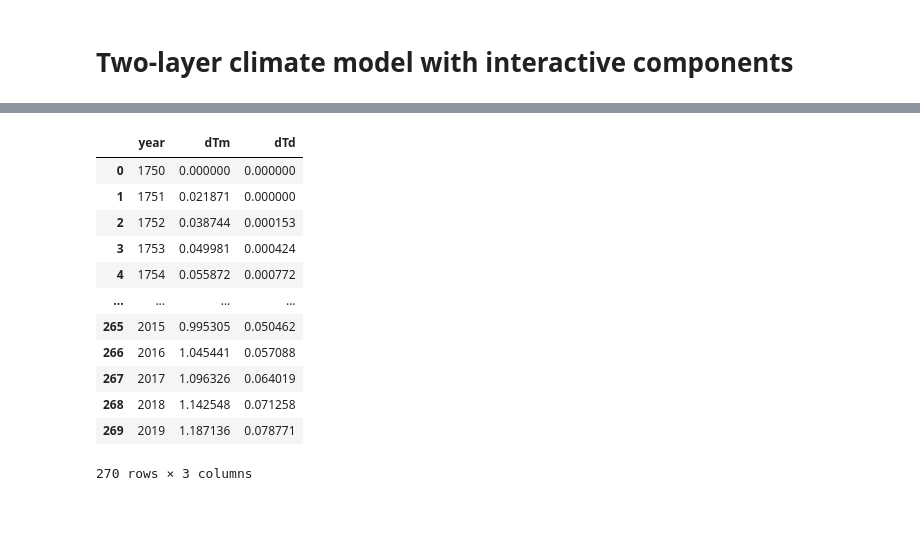
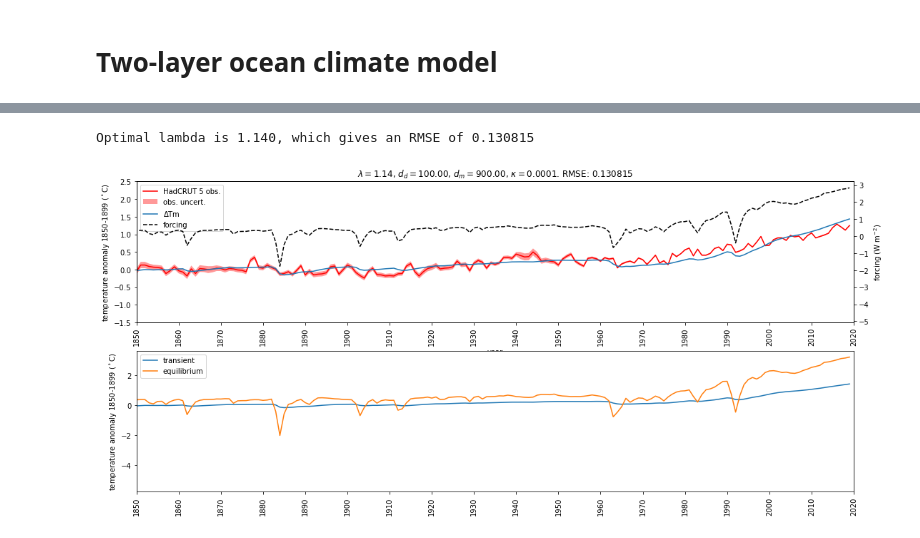
Before and after one commit to markmuetz/two_layer_ocean_climate_model, a Jupyter notebook: climate_model_runcontrol.ipynb, the cells around one changed output, grey strips where cells are left out. Saved outputs shown, nothing was run; the diff lists cells and outputs as text; code cells hidden in the pictures; blank space fills up the shorter version.

```diff
--- a/climate_model_runcontrol.ipynb
+++ b/climate_model_runcontrol.ipynb
@@ -1,5 +1,5 @@
 # %% [markdown]
-Two-layer climate model with interactive components
+Two-layer ocean climate model
 ========
 # %%
 import matplotlib.pyplot as plt
@@ -13,20 +13,14 @@ ui.display()
 # %% [output]
 VBox(children=(Dropdown(description='Future scenaro:', layout=Layout(grid_area='widget001'), options=(None, 'S…
 [interactive output not drawn]
-# %%
-model.dT
-# %% [output]
-|  | year | dTm | dTd |
-| 0 | 1750 | 0.000000 | 0.000000 |
-| 1 | 1751 | 0.021871 | 0.000000 |
-| 2 | 1752 | 0.038744 | 0.000153 |
-| 3 | 1753 | 0.049981 | 0.000424 |
-| 4 | 1754 | 0.055872 | 0.000772 |
-| ... | ... | ... | ... |
-| 265 | 2015 | 0.995305 | 0.050462 |
-| 266 | 2016 | 1.045441 | 0.057088 |
-| 267 | 2017 | 1.096326 | 0.064019 |
-| 268 | 2018 | 1.142548 | 0.071258 |
-| 269 | 2019 | 1.187136 | 0.078771 |
-270 rows × 3 columns
+# %%
+rmse, opt_lam = model.optimize_lambda()
+print(f'Optimal lambda is {opt_lam:.3f}, which gives an RMSE of {rmse:.6f}')
+# %% [output]
+Optimal lambda is 1.140, which gives an RMSE of 0.130815
+# %%
+model.run_model(lam=opt_lam)
+model.plot()
+# %% [output]
+[figure, added]
 # %%
```
Also changed, not shown: parts of 4 cells of this notebook, 2 other files.
